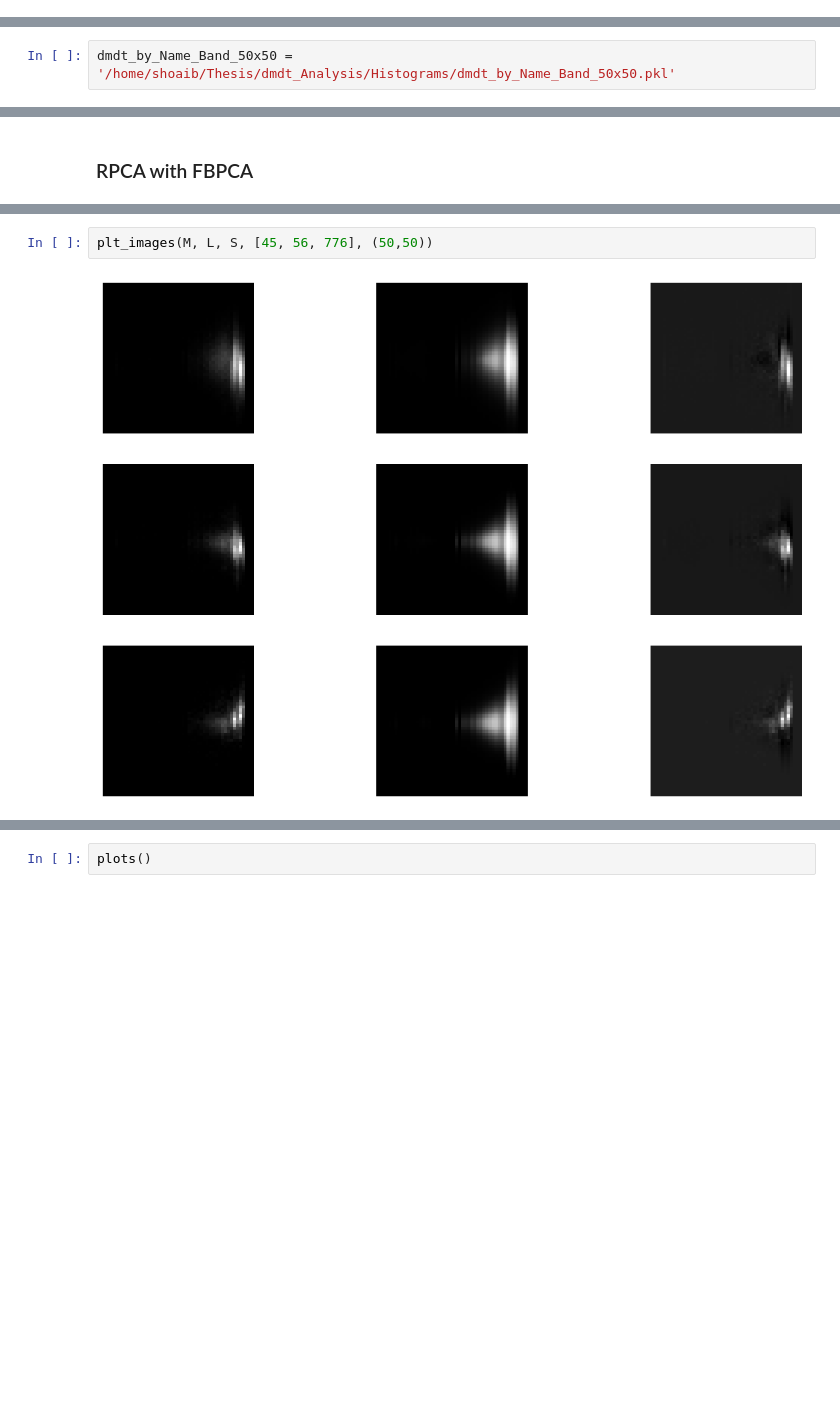
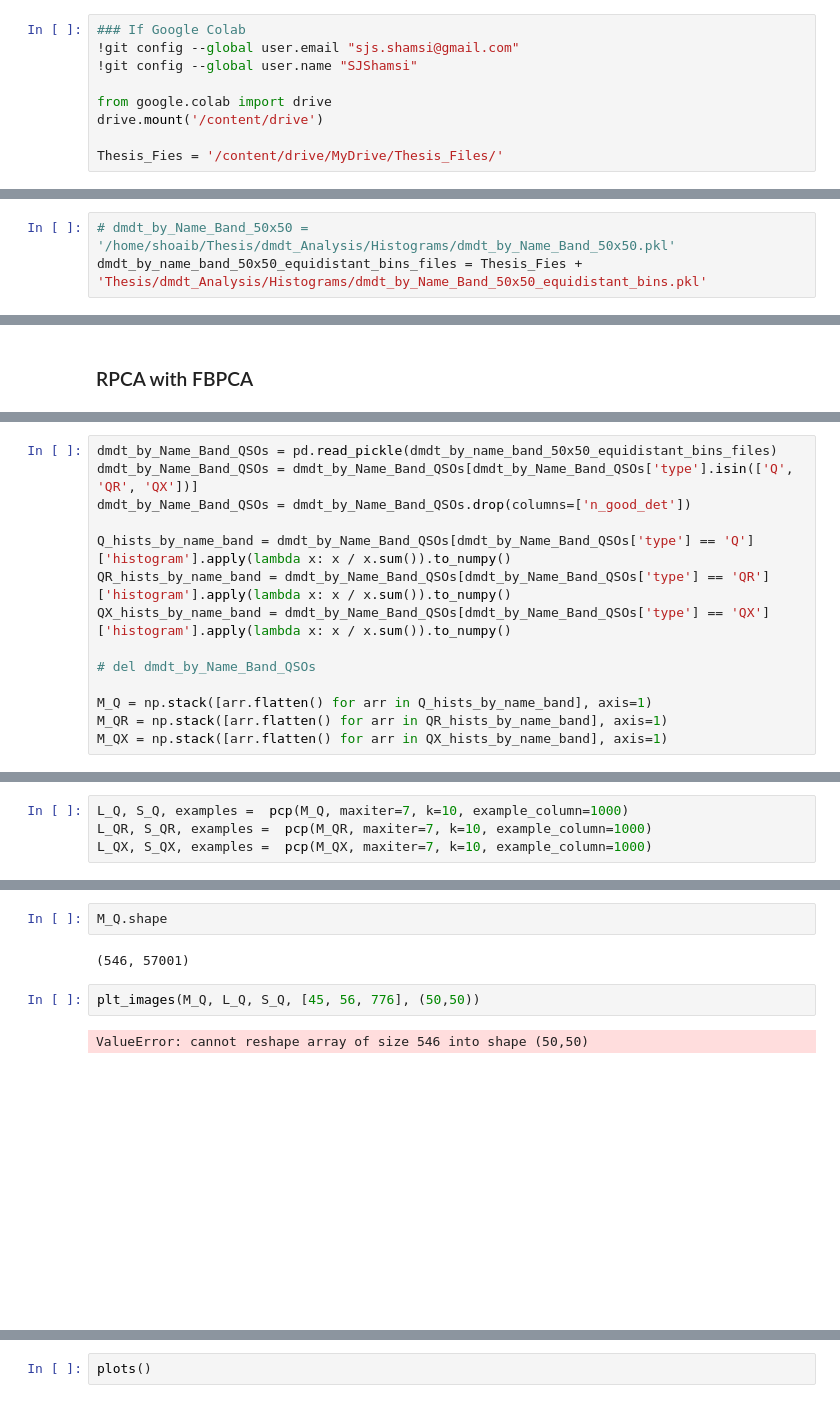
Before and after one commit to sjshamsi/Thesis, a Jupyter notebook: dmdt_Analysis/dmdt_RPCA_application.ipynb, the cells around one changed output, grey strips where cells are left out. Cells and saved outputs as stored; diff of their text form; blank space fills up the shorter version.

```diff
--- a/dmdt_Analysis/dmdt_RPCA_application.ipynb
+++ b/dmdt_Analysis/dmdt_RPCA_application.ipynb
@@ -0,0 +1,9 @@
+# %%
+### If Google Colab
+!git config --global user.email "sjs.shamsi@gmail.com"
+!git config --global user.name "SJShamsi"
+
+from google.colab import drive
+drive.mount('/content/drive')
+
+Thesis_Fies = '/content/drive/MyDrive/Thesis_Files/'
@@ -8,7 +19,8 @@ import matplotlib.pyplot as plt
 plt.style.use('seaborn-v0_8')
 plt.style.use('seaborn-v0_8-colorblind')
 # %%
-dmdt_by_Name_Band_50x50 = '/home/shoaib/Thesis/dmdt_Analysis/Histograms/dmdt_by_Name_Band_50x50.pkl'
+# dmdt_by_Name_Band_50x50 = '/home/shoaib/Thesis/dmdt_Analysis/Histograms/dmdt_by_Name_Band_50x50.pkl'
+dmdt_by_name_band_50x50_equidistant_bins_files = Thesis_Fies + 'Thesis/dmdt_Analysis/Histograms/dmdt_by_Name_Band_50x50_equidistant_bins.pkl'
 # %% [markdown]
 Let's understand our distribution a little better.
 # %%
@@ -154,0 +57,14 @@ S = np.load('/home/shoaib/Thesis/dmdt_Analysis/Histograms/FBPCA/S_QSOsOnly_allba
+# %%
+dmdt_by_Name_Band_QSOs = pd.read_pickle(dmdt_by_name_band_50x50_equidistant_bins_files)
+dmdt_by_Name_Band_QSOs = dmdt_by_Name_Band_QSOs[dmdt_by_Name_Band_QSOs['type'].isin(['Q', 'QR', 'QX'])]
+dmdt_by_Name_Band_QSOs = dmdt_by_Name_Band_QSOs.drop(columns=['n_good_det'])
+
+Q_hists_by_name_band = dmdt_by_Name_Band_QSOs[dmdt_by_Name_Band_QSOs['type'] == 'Q']['histogram'].apply(lambda x: x / x.sum()).to_numpy()
+QR_hists_by_name_band = dmdt_by_Name_Band_QSOs[dmdt_by_Name_Band_QSOs['type'] == 'QR']['histogram'].apply(lambda x: x / x.sum()).to_numpy()
+QX_hists_by_name_band = dmdt_by_Name_Band_QSOs[dmdt_by_Name_Band_QSOs['type'] == 'QX']['histogram'].apply(lambda x: x / x.sum()).to_numpy()
+
+# del dmdt_by_Name_Band_QSOs
+
+M_Q = np.stack([arr.flatten() for arr in Q_hists_by_name_band], axis=1)
+M_QR = np.stack([arr.flatten() for arr in QR_hists_by_name_band], axis=1)
+M_QX = np.stack([arr.flatten() for arr in QX_hists_by_name_band], axis=1)
@@ -154,0 +75,4 @@ S = np.load('/home/shoaib/Thesis/dmdt_Analysis/Histograms/FBPCA/S_QSOsOnly_allba
+# %%
+L_Q, S_Q, examples =  pcp(M_Q, maxiter=7, k=10, example_column=1000)
+L_QR, S_QR, examples =  pcp(M_QR, maxiter=7, k=10, example_column=1000)
+L_QX, S_QX, examples =  pcp(M_QX, maxiter=7, k=10, example_column=1000)
@@ -155,4 +97,9 @@ S = np.load('/home/shoaib/Thesis/dmdt_Analysis/Histograms/FBPCA/S_QSOsOnly_allba
+# %%
+M_Q.shape
+# %% [output]
+(546, 57001)
 # %%
-plt_images(M, L, S, [45, 56, 776], (50,50))
+plt_images(M_Q, L_Q, S_Q, [45, 56, 776], (50,50))
 # %% [output]
+ValueError: cannot reshape array of size 546 into shape (50,50)
-[figure, old version]
+[figure, new version]
```
Also changed, not shown: parts of 12 cells of this notebook, 17 other files.
